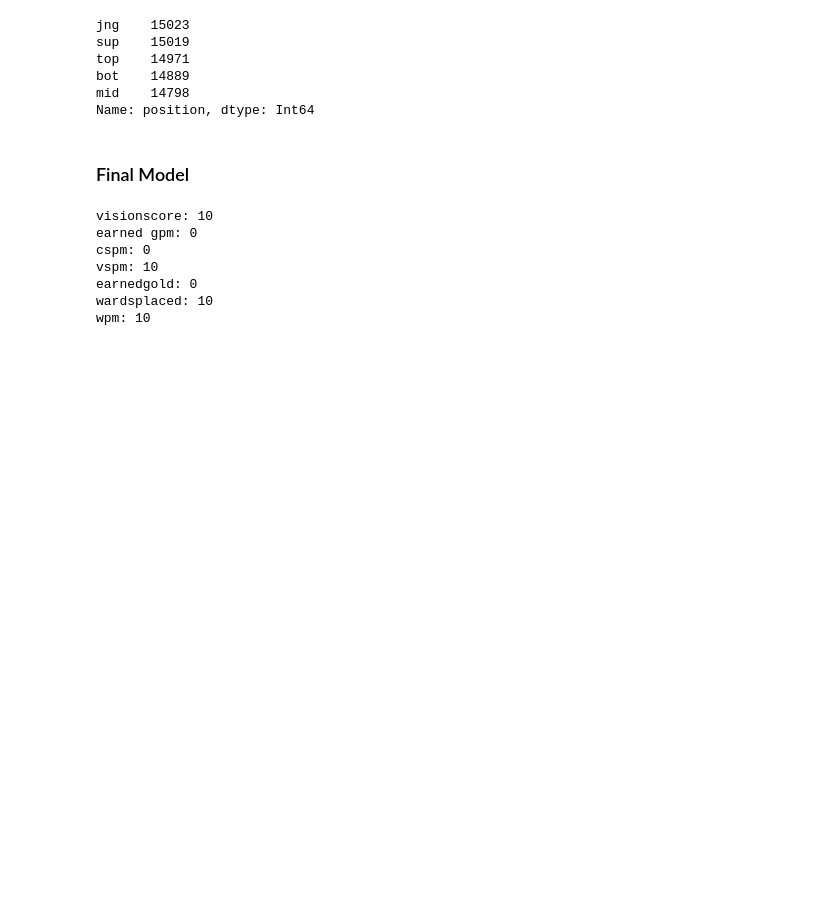
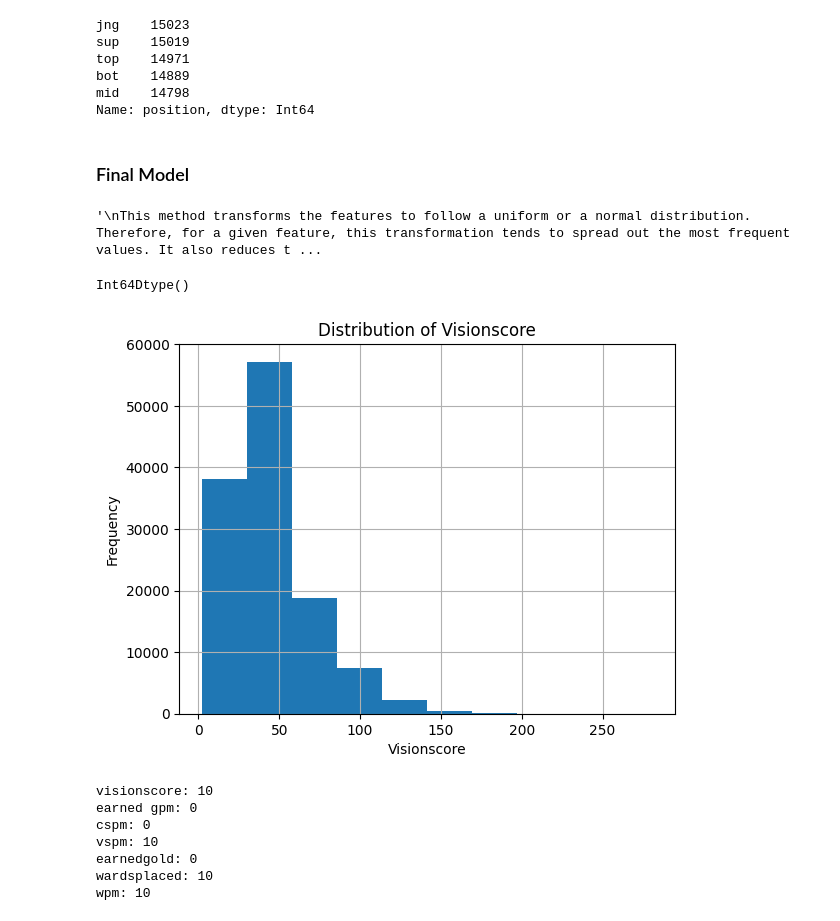
Before and after one commit to apm-denizens/dsc80-project5-notebook, a Jupyter notebook: notebook.ipynb, the cells around one changed output. Drawn from its saved outputs; the diff is of its cells as text; code cells hidden in the pictures; blank space fills up the shorter version.

```diff
--- a/notebook.ipynb
+++ b/notebook.ipynb
@@ -258,20 +265,33 @@ preproc_final = ColumnTransformer(
             ["kills", "deaths"],
         ),
         (
-            "normalization",
-            Pipeline([
-                ("impute", SimpleImputer(strategy="constant", fill_value=0)),
-                ("scale", StandardScaler())
-            ]),
+            "standardization",
+            Pipeline(
+                [
+                    ("impute", SimpleImputer(strategy="constant", fill_value=0)),
+                    ("scale", StandardScaler()),
+                ]
+            ),
             [
-                "visionscore",
+                "cspm",
+                "earnedgold",
                 "earned gpm",
-                "cspm",
-                "vspm",
-                "earnedgold",
-                "wardsplaced",
-                "wpm",
             ],
+        ),
+        (
+            "quantile-transform",
+            Pipeline(
+                [
+                    ("impute", SimpleImputer(strategy="constant", fill_value=0)),
+                    (
+                        "quantile",
+                        QuantileTransformer(
+                            n_quantiles=100, output_distribution="normal"
+                        ),
+                    ),
+                ]
+            ),
+            ["visionscore", "vspm", "wardsplaced", "wpm",],
         ),
     ],
     remainder="drop",
@@ -280,15 +300,38 @@ preproc_final = ColumnTransformer(
 league_pl_final = Pipeline(
     [
         ("preprocessor", preproc_final),
-        ("random-forest", RandomForestClassifier(
-            random_state=16,
-            criterion="gini",
-            max_depth=None,
-            max_features="log2",
-            n_estimators=150
-        )),
+        (
+            "random-forest",
+            RandomForestClassifier(
+                random_state=16,
+                criterion="gini",
+                max_depth=None,
+                max_features="log2",
+                n_estimators=150,
+            ),
+        ),
     ]
 )
+
+
+"""
+This method transforms the features to follow a uniform or a normal distribution. Therefore, for a given feature, this transformation tends to spread out the most frequent values. It also reduces the impact of (marginal) outliers: this is therefore a robust preprocessing scheme.
+"""
+# %% [output]
+'\nThis method transforms the features to follow a uniform or a normal distribution. Therefore, for a given feature, this transformation tends to spread out the most frequent values. It also reduces t ...
+# %%
+league["earnedgold"].dtype
+# %% [output]
+Int64Dtype()
+# %%
+# distribution of visionscore is not normal. it is positive skewed.
+league["visionscore"].hist()
+plt.title("Distribution of Visionscore")
+plt.xlabel("Visionscore")
+plt.ylabel("Frequency")
+plt.show()
+# %% [output]
+[figure, added]
 # %%
 
 for colname in [
```
Also changed, not shown: parts of 11 cells of this notebook, 2 other files.
